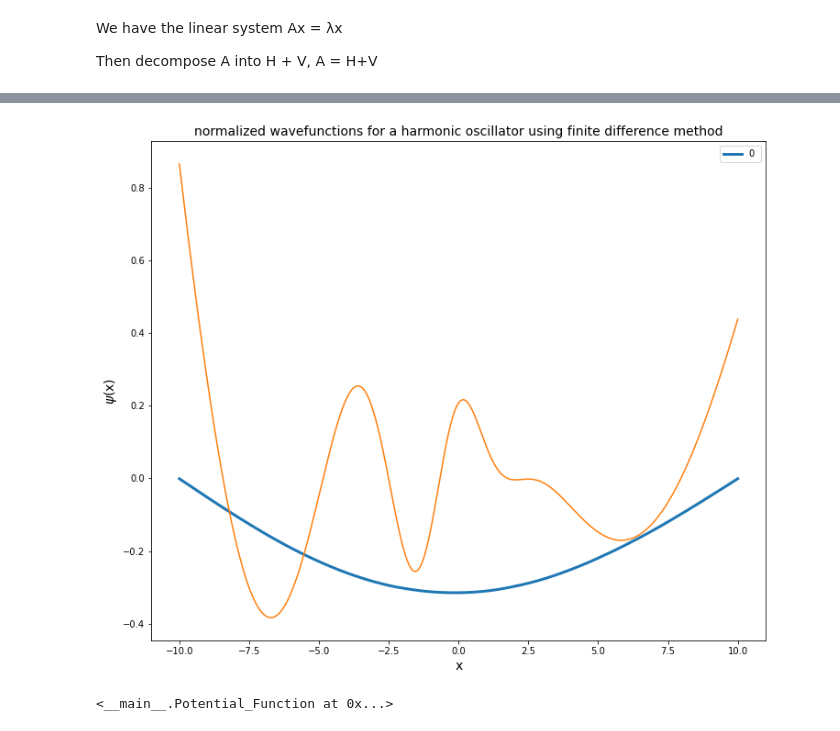
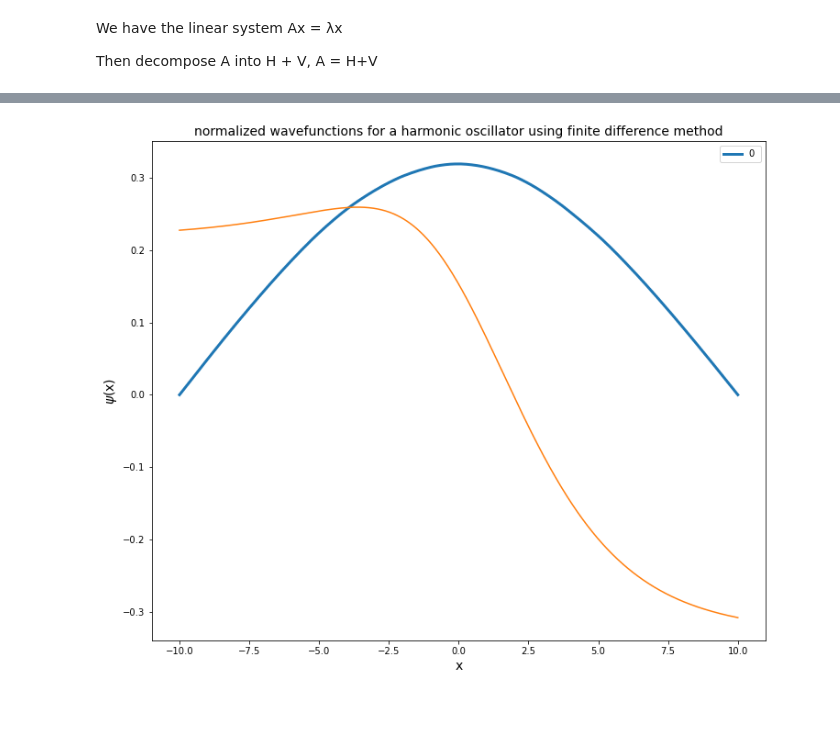
Before and after one commit to trungdoquoc/reu-math-2022, a Jupyter notebook: PyTorch_.ipynb, the cells around one changed output, grey strips where cells are left out. Drawn from its saved outputs; the diff is of its cells as text; code cells hidden in the pictures.

```diff
--- a/PyTorch_.ipynb
+++ b/PyTorch_.ipynb
@@ -356,0 +359,4 @@ p_f_res[1]
+# %%
+p_f2 = potential_func_iterative
+p_f_res = model2.train_network_with_penalty(num_epochs, p_f2, adam_opt2,
+                                            LAMBDA_PEN, LOWER_BOUND, UPPER_BOUND, N_POINTS)
@@ -393,7 +399,7 @@ x_vals = [torch.tensor([i], requires_grad=True, dtype=torch.float) for i in x_tr
 
 model_output = []
 for i in x_vals:
-    model_output.append(model(i).detach().numpy().item())
+    model_output.append(model2(i).detach().numpy().item())
 
 plot_figure(x_values, model_output)
 # %% [output]
@@ -501,2 +527,0 @@ def potential_func(x, N_points=20, L_endpoint=UPPER_BOUND, alpha=3, c_0=100):
-# %%
-p_f = potential_func
@@ -521,22 +603,22 @@ x = np.linspace(a,b,N)
 h = x[1]-x[0]
 c = np.sqrt(1/h)
 
-H = np.zeros((N,N))
+H = np.zeros((N-2,N-2))
 # Question: Why H has dimension (N-2) x (N-2)?
-V = np.zeros((N,N))
+V = np.zeros((N-2,N-2))
 
-for i in range (N):
-    for j in range (N):
+for i in range (N-2):
+    for j in range (N-2):
         if i == j:
             H[i][j] = -2
         elif abs(i-j) == 1:
             H[i][j] = 1
 print(H)
 
-for i in range (N):
-    for j in range (N):
+for i in range (N-2):
+    for j in range (N-2):
         if i == j:
-            V[i][j] = t_f.forward(x[i])
+            V[i][j] = p_f(x[i])
 print(V)
 
 A = -H/(h**2) + V
@@ -577,25 +659,18 @@ array([1000.02493037])
 # %%
 plt.figure(figsize=(12,10))
 for i in range(len(z)):
     y = []
     y = np.append(y, (-1) * -ground_state)
 
-#     print(y)
-#     y = np.append(y,0)
-#     print(y)
-#     print(y)
-#     y = np.insert(y,0,0)
-#     print(y)
+    y = np.append(y,0)
+
+    y = np.insert(y,0,0)
     plt.plot(x,y,lw=3, label="{} ".format(i))
     plt.xlabel('x', size=14)
     plt.ylabel('$\psi$(x)',size=14)
 plt.plot(x_values, model_output)
 plt.legend()
 plt.title('normalized wavefunctions for a harmonic oscillator using finite difference method',size=14)
 plt.show()
 # %% [output]
-[figure, old version]
+[figure, new version]
-# %%
-t_f.
-# %% [output]
-<__main__.Potential_Function at 0x...>
```
Also changed, not shown: parts of 24 cells of this notebook, 1 other file.
